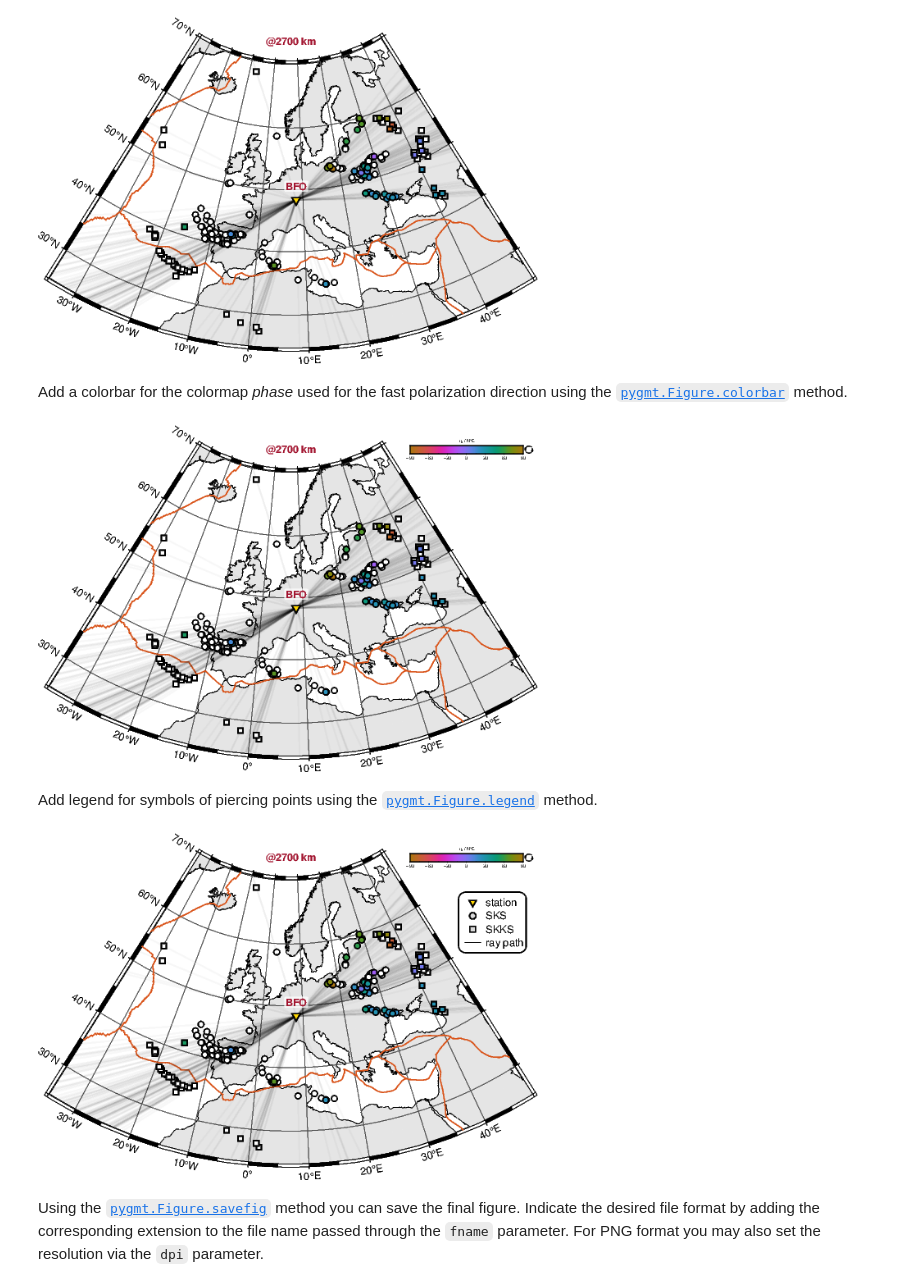
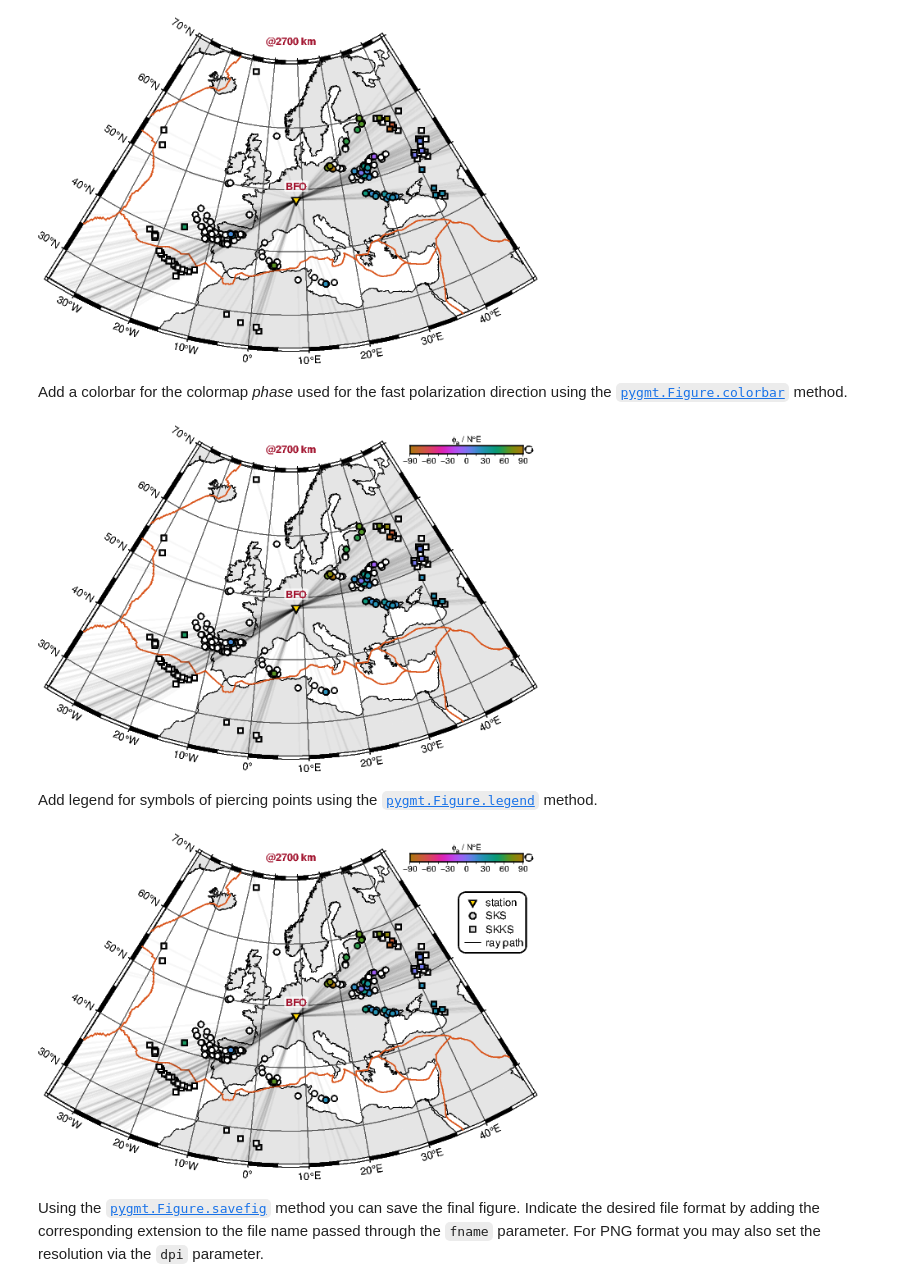
Before and after one commit to yvonnefroehlich/gmt-pygmt-plotting, a Jupyter notebook: 001_paper_RFSG_2022/Figure_S4/RFSG_FigS4_left_swsm.ipynb, the cells around one changed output. Drawn from its saved outputs; the diff is of its cells as text; code cells hidden in the pictures.

```diff
--- a/001_paper_RFSG_2022/Figure_S4/RFSG_FigS4_left_swsm.ipynb
+++ b/001_paper_RFSG_2022/Figure_S4/RFSG_FigS4_left_swsm.ipynb
@@ -277,38 +271,38 @@ fig.text(
 fig.show(dpi=dpi_jn)
 # %% [output]
 [figure]
-# %% [markdown]
-Add a colorbar for the colormap _phase_ used for the fast polarization direction using the [`pygmt.Figure.colorbar`](https://www.pygmt.org/v0.16.0/api/generated/pygmt.Figure.colorbar.html) method.
+# %% [markdown]
+Add a colorbar for the colormap _phase_ used for the fast polarization direction using the [`pygmt.Figure.colorbar`](https://www.pygmt.org/v0.16.0/api/generated/pygmt.Figure.colorbar.html) method.
 # %%
 # a annotations, here every 30 degrees
 # f frame or ticks, here every 15 degrees
 # +l label
 #   @~f@~  greek letter phi
 #   @-a@-  subscript
 #   @.     degree sign
 colorbar_phi_frame = "a30f15+l@~f@~@-a@- / N@.E"
 
-# J position, here Right Top
-# +j justify, here Right Top
+# J reference point, here Right Top outside of map bounding box
+# +j anchor point, here Right Top
 # +w width/height, here in centimeters
 # +o offset x/y, here in centimeters
 # +h horizontal
-# +ml label on top of colorbar
+# +ml label on top of the colorbar
 colorbar_phi_pos = "JRT+jRT+w3.5c/0.25c+o0.3c/0c+h+ml"
 
-with gmt.config(MAP_TICK_LENGTH_PRIMARY="2p", FONT="8p"):
-    fig.colorbar(cmap=cmap_phi, position=colorbar_phi_pos, frame=colorbar_phi_frame)
+with gmt.config(FONT="15p"):  #MAP_TICK_LENGTH_PRIMARY="2p",
+    fig.colorbar(cmap=True, position=colorbar_phi_pos, frame=colorbar_phi_frame)
 
 fig.show(dpi=dpi_jn)
 # %% [output]
-[figure, old version]
+[figure, new version]
 # %% [markdown]
 Add legend for symbols of piercing points using the [`pygmt.Figure.legend`](https://www.pygmt.org/v0.16.0/api/generated/pygmt.Figure.legend.html) method.
 # %%
 leg_file = "legend_gmt_swsm.txt"
 
-# J position, here Right Top
-# +j justify, here Left Top
+# J reference point, here Right Top outside of map bounding box
+# +j anchor point, here Left Top
 # +w width, here in centimeters
 # +o offset x/y, here in centimeters
 legend_pos = "JRT+jLT+w2.1c+o-2.3c/1.2c"
@@ -316,11 +310,8 @@ legend_pos = "JRT+jLT+w2.1c+o-2.3c/1.2c"
 fig.legend(spec=leg_file, position=legend_pos, box=box_standard)
 
 fig.show(dpi=dpi_jn)
-
-# Remove colormap file
-os.remove("phase_resampled_phi.cpt")
 # %% [output]
-[figure, old version]
+[figure, new version]
 # %% [markdown]
 Using the [`pygmt.Figure.savefig`](https://www.pygmt.org/v0.7.0/api/generated/pygmt.Figure.savefig.html) method you can save the final figure. Indicate the desired file format by adding the corresponding extension to the file name passed through the `fname` parameter. For PNG format you may also set the resolution via the `dpi` parameter.
 # %%
```
Also changed, not shown: parts of 6 cells of this notebook, 2 other files.
